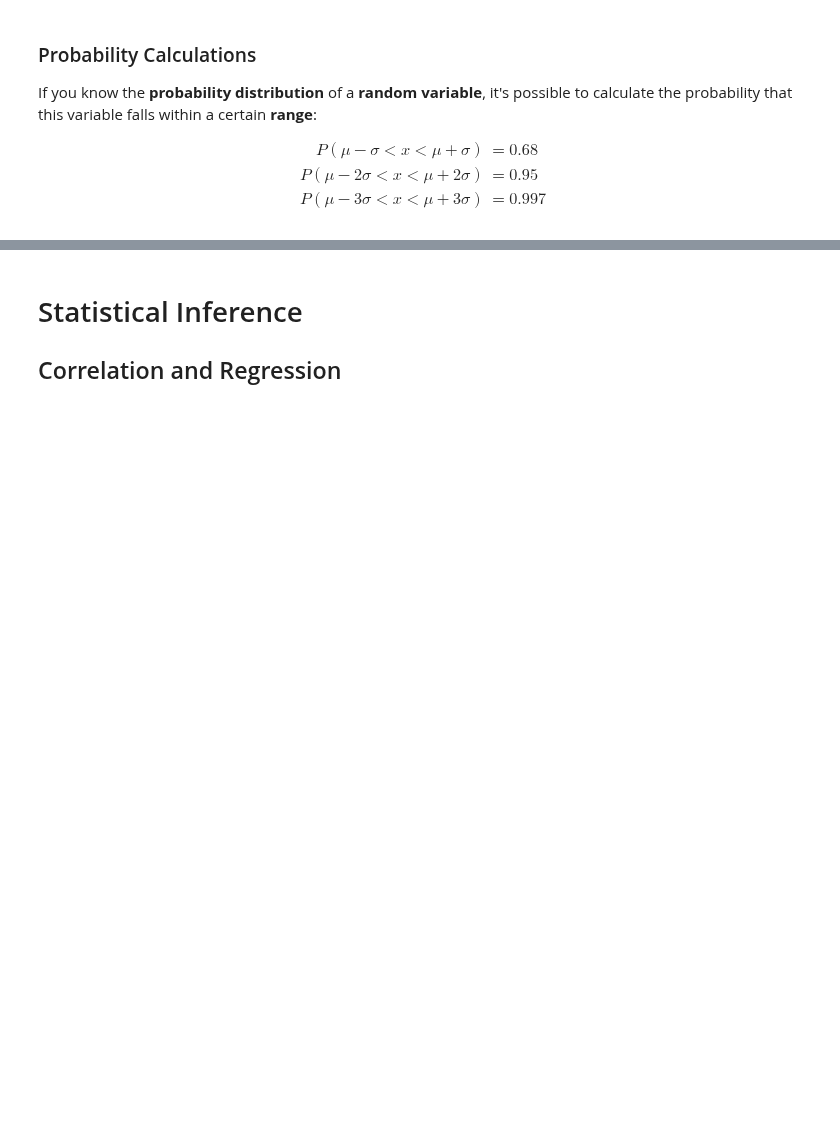
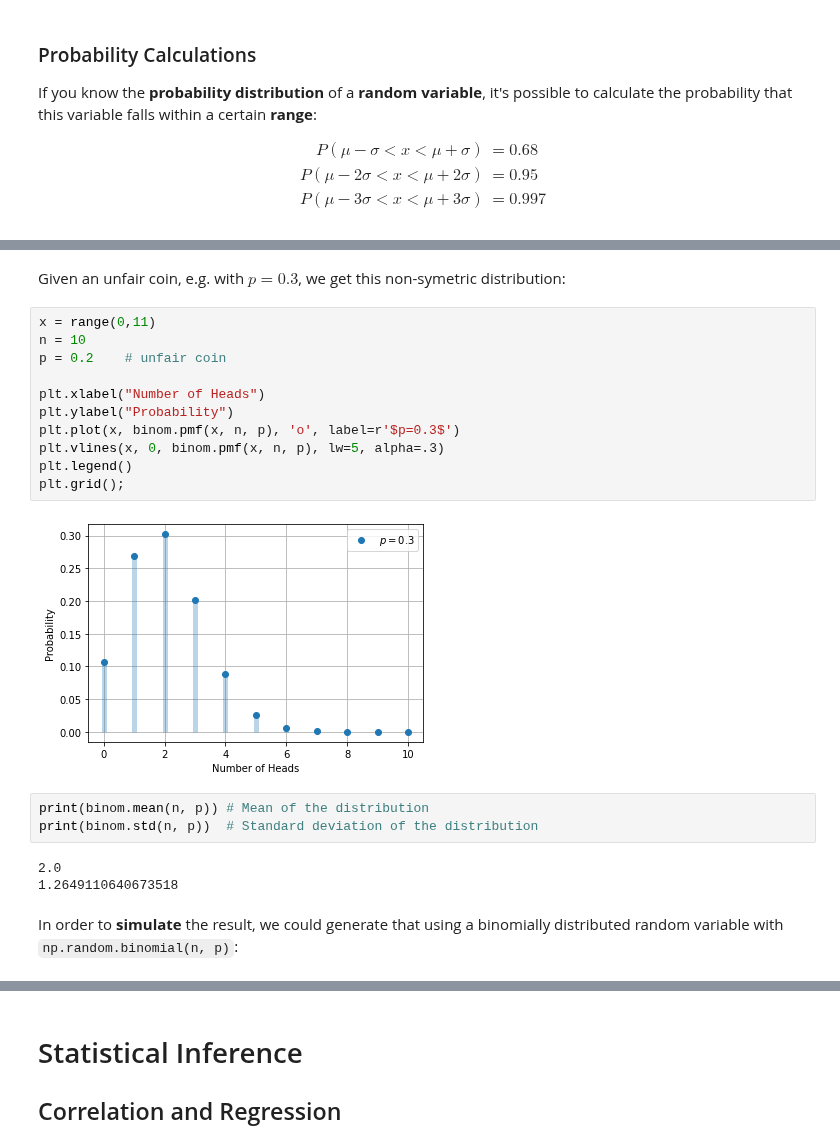
Before and after one commit to thomd/math, a Jupyter notebook: statistics.ipynb, the cells around one changed output, grey strips where cells are left out. Saved outputs shown, nothing was run; the diff lists cells and outputs as text; blank space fills up the shorter version.

```diff
--- a/statistics.ipynb
+++ b/statistics.ipynb
@@ -679,0 +786,23 @@ $$
+# %% [markdown]
+Given an unfair coin, e.g. with $p = 0.3$, we get this non-symetric distribution:
+# %%
+x = range(0,11)
+n = 10
+p = 0.2    # unfair coin
+
+plt.xlabel("Number of Heads")
+plt.ylabel("Probability")
+plt.plot(x, binom.pmf(x, n, p), 'o', label=r'$p=0.3$')
+plt.vlines(x, 0, binom.pmf(x, n, p), lw=5, alpha=.3)
+plt.legend()
+plt.grid();
+# %% [output]
+[figure, added]
+# %%
+print(binom.mean(n, p)) # Mean of the distribution
+print(binom.std(n, p))  # Standard deviation of the distribution
+# %% [output]
+2.0
+1.2649110640673518
+# %% [markdown]
+In order to **simulate** the result, we could generate that using a binomially distributed random variable with `np.random.binomial(n, p)`:
```
Also changed, not shown: parts of 14 cells of this notebook.
